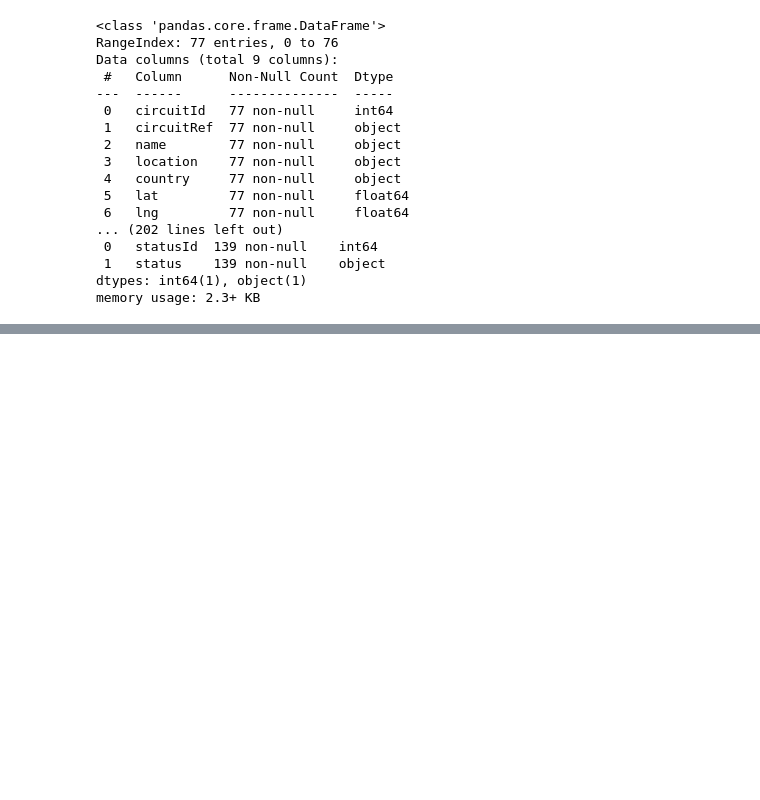
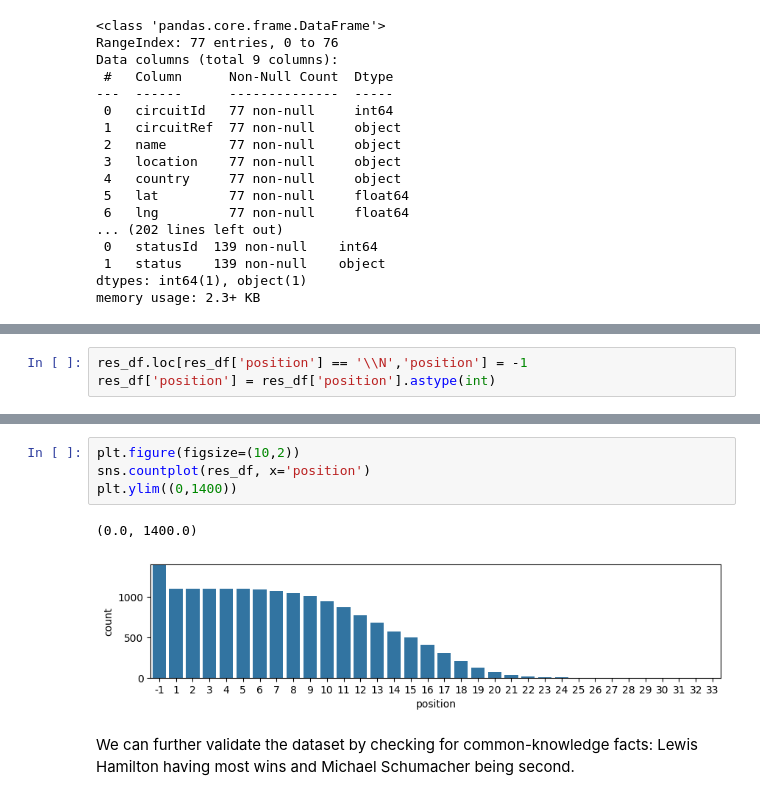
Before and after one commit to EE2SE/F1_Data_Scraper, a Jupyter notebook: Data_Clean_Up.ipynb, the cells around one changed output, grey strips where cells are left out. Drawn from its saved outputs; the diff is of its cells as text; blank space fills up the shorter version.

```diff
--- a/Data_Clean_Up.ipynb
+++ b/Data_Clean_Up.ipynb
@@ -191,0 +198,3 @@ memory usage: 690.2 KB
+# %%
+res_df.loc[res_df['position'] == '\\N','position'] = -1
+res_df['position'] = res_df['position'].astype(int)
@@ -191,0 +207,9 @@ memory usage: 690.2 KB
+# %%
+plt.figure(figsize=(10,2))
+sns.countplot(res_df, x='position')
+plt.ylim((0,1400))
+# %% [output]
+(0.0, 1400.0)
+[figure, added]
+# %% [markdown]
+We can further validate the dataset by checking for common-knowledge facts: Lewis Hamilton having most wins and Michael Schumacher being second.
```
Also changed, not shown: parts of 10 cells of this notebook.
